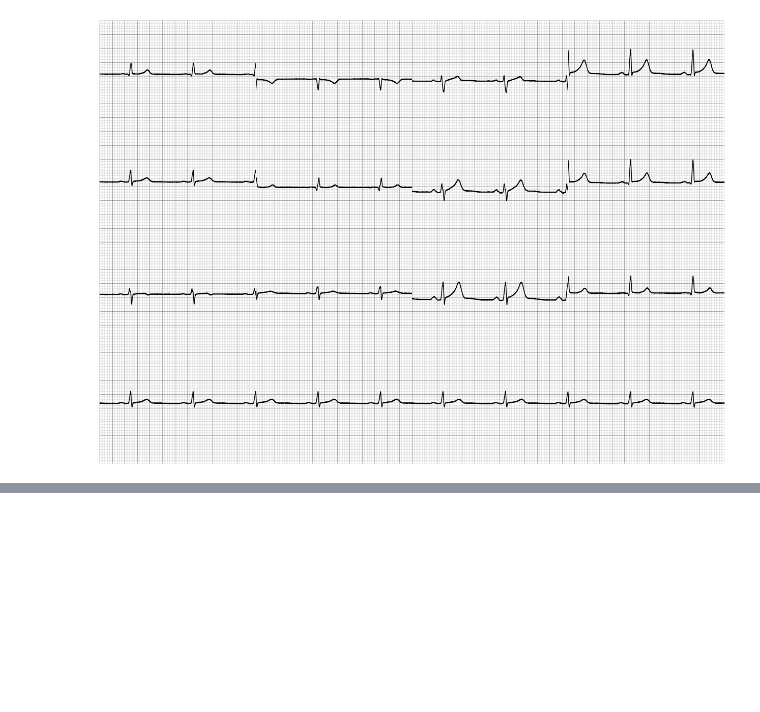
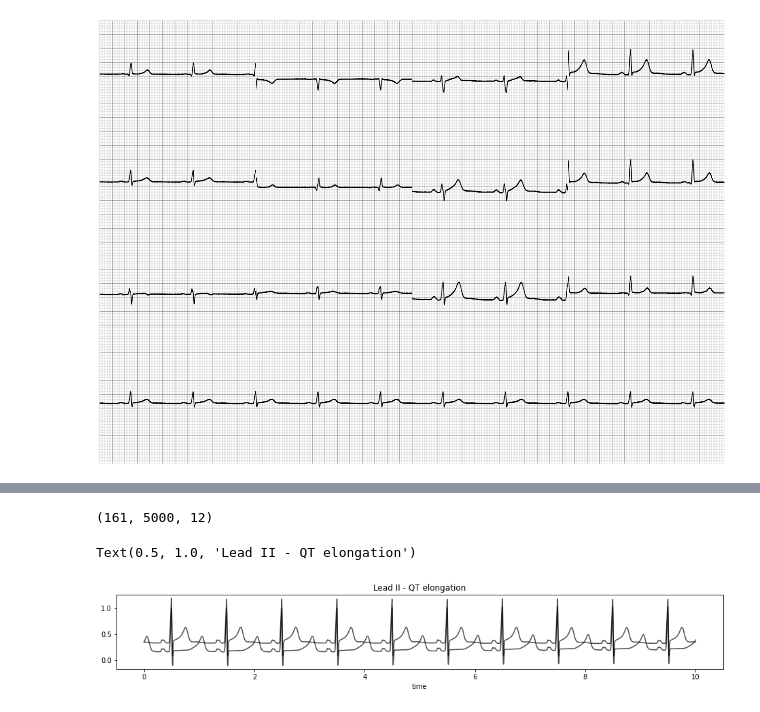
Before and after one commit to mit-ccrg/ECGNetSensitivity, a Jupyter notebook: test_vcg.ipynb, the cells around one changed output, grey strips where cells are left out. Cells and saved outputs as stored; diff of their text form; code cells hidden in the pictures; blank space fills up the shorter version.

```diff
--- a/test_vcg.ipynb
+++ b/test_vcg.ipynb
@@ -207,0 +244,35 @@ tools.plot12(e_noisy, fs=fs)
+# %%
+# t wave delay
+
+t_push_range = np.linspace(0, 300, 31)
+
+all_ecgs_qt = []
+
+vcg_first = vcg.VCG(60)
+t, y = tools.solve_vcg_object(vcg_first, fs=500)
+e = tools.convert_vcg_to_12lead(y)
+
+all_ecgs_qt.append(e)
+
+for ms_f in tqdm.tqdm(t_push_range[1:]) :
+    vcg_new = perturb_ecg.qt_elongation(vcg_first, ms_forward=ms_f)
+    t, y = tools.solve_vcg_object(vcg_new, fs=500)
+    e = tools.convert_vcg_to_12lead(y)
+
+    all_ecgs_qt.append(e)
+
+    del vcg_new
+
+e_arr_qt = np.array(all_ecgs_qt)
+print(e_arr.shape)
+
+plt.figure(figsize=[16,2])
+plt.plot(t, e_arr_qt[0,:,1].T, 'k', alpha=0.7);
+plt.plot(t, e_arr_qt[-1,:,1].T, 'k', alpha=0.7);
+
+plt.xlabel('time')
+plt.title('Lead II - QT elongation')
+# %% [output]
+(161, 5000, 12)
+Text(0.5, 1.0, 'Lead II - QT elongation')
+[figure, added]
```
Also changed, not shown: parts of 21 cells of this notebook, 1 other file.
